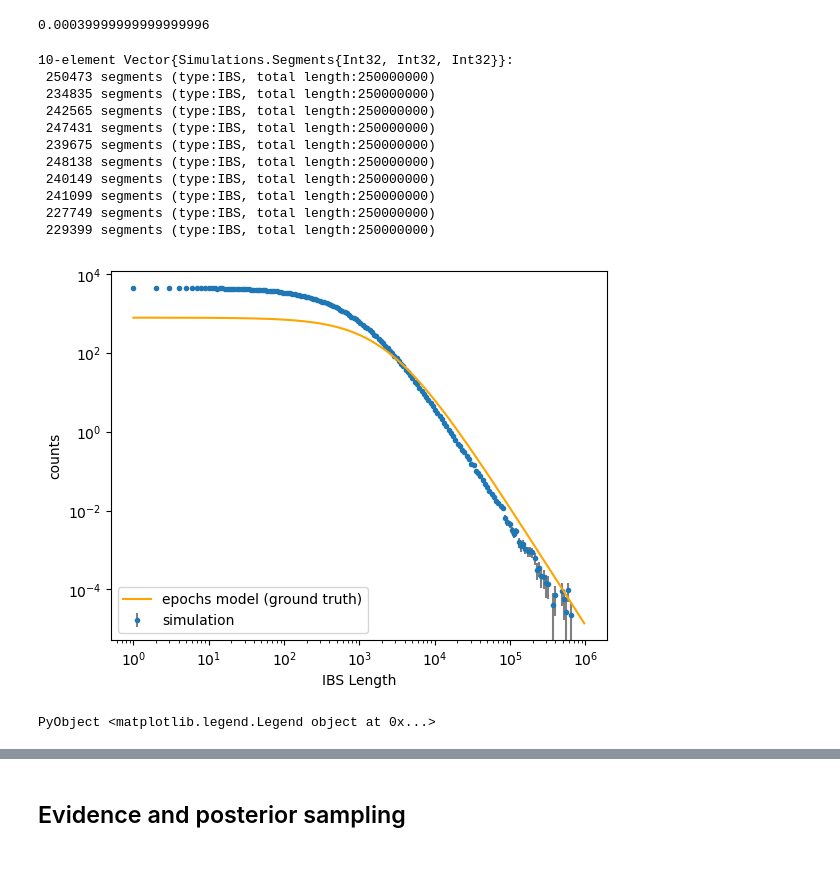
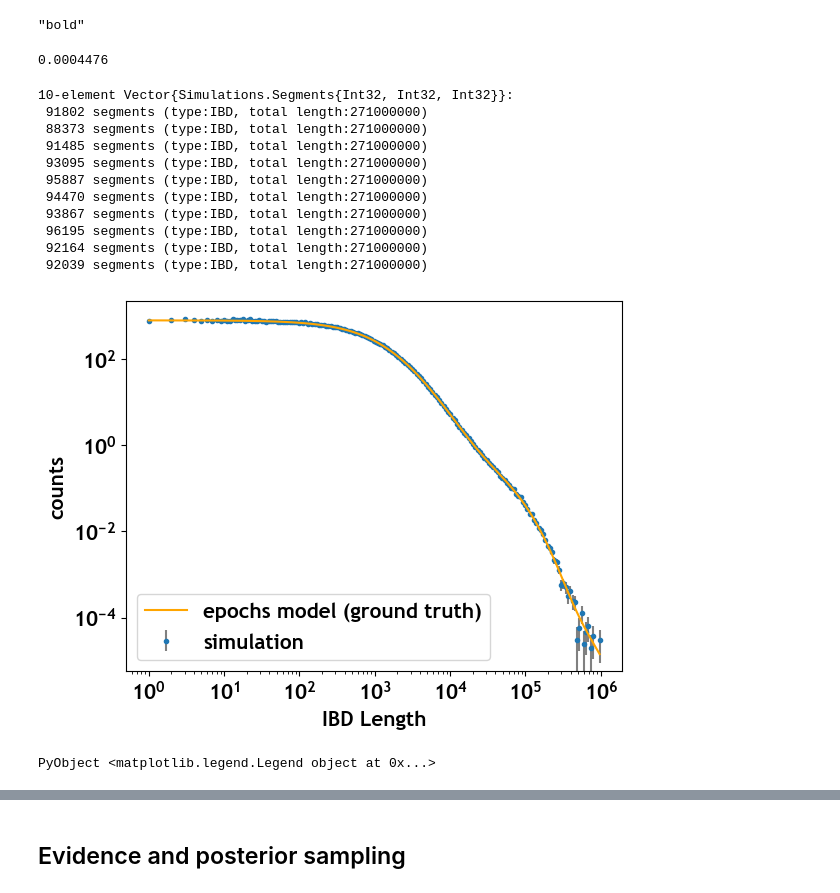
Before and after one commit to TommasoStentella/MSc-thesis-code, a Jupyter notebook: simulate.ipynb, the cells around one changed output, grey strips where cells are left out. Drawn from its saved outputs; the diff is of its cells as text; code cells hidden in the pictures; blank space fills up the shorter version.

```diff
--- a/simulate.ipynb
+++ b/simulate.ipynb
@@ -20,25 +20,35 @@ plot_demography (generic function with 1 method)
+# %%
+rcParams = PyPlot.PyDict(PyPlot.matplotlib."rcParams")
+rcParams["font.size"] = 15
+rcParams["font.serif"] = "Palatino"
+rcParams["font.sans-serif"] = "Trebuchet MS"
+rcParams["font.weight"] = "bold"
+rcParams["axes.titleweight"] = "bold"
+rcParams["axes.labelweight"] = "bold"
+# %% [output]
+"bold"
 # %%
 ρ = 1e-7
-# TN = [271_000_000, 1119, 131, 189, 69, 1058] # following tuscan NA20532
+TN = [271_000_000, 1119, 131, 189, 69, 1058] # following tuscan NA20532
 # TN = [282_000_000, 1134, 101, 164, 82, 800, 7, 156] # following telugu HG04211
-TN = [250_000_000, 1000]
+# TN = [250_000_000, 1000]
 ζ = 4*ρ*TN[2]
 # %% [output]
-0.00039999999999999996
+0.0004476
 # %%
-ibs = @showprogress map(1:10) do i
-    simulate(TN, ρ, μ, f_h=0.95, f_c=0.05)
+ibd = @showprogress map(1:10) do i
+    simulate(TN, ρ)
 end
 # %% [output]
 10-element Vector{Simulations.Segments{Int32, Int32, Int32}}:
- 250473 segments (type:IBS, total length:250000000)
- 234835 segments (type:IBS, total length:250000000)
- 242565 segments (type:IBS, total length:250000000)
- 247431 segments (type:IBS, total length:250000000)
- 239675 segments (type:IBS, total length:250000000)
- 248138 segments (type:IBS, total length:250000000)
- 240149 segments (type:IBS, total length:250000000)
- 241099 segments (type:IBS, total length:250000000)
- 227749 segments (type:IBS, total length:250000000)
- 229399 segments (type:IBS, total length:250000000)
+ 91802 segments (type:IBD, total length:271000000)
+ 88373 segments (type:IBD, total length:271000000)
+ 91485 segments (type:IBD, total length:271000000)
+ 93095 segments (type:IBD, total length:271000000)
+ 95887 segments (type:IBD, total length:271000000)
+ 94470 segments (type:IBD, total length:271000000)
+ 93867 segments (type:IBD, total length:271000000)
+ 96195 segments (type:IBD, total length:271000000)
+ 92164 segments (type:IBD, total length:271000000)
+ 92039 segments (type:IBD, total length:271000000)
 # %%
@@ -50,32 +60,24 @@ ibd = deserialize("hotspots_9505");
 # %%
 h = HistogramBinnings.Histogram(LogEdgeVector(lo = 1, hi = 1_000_000, nbins = 200))
 for i in ibd
     append!(h, i.lengths)
 end
-x, y = xy(h)
+xk, yk = xy(h)
 widths = h.edges[1][2:end] - h.edges[1][1:end-1]
-err = sqrt.(y .* widths) ./ widths
-errorbar(x,y,err,fmt="o",markersize=3,ecolor="grey",label="simulation")
-# plot(x,y, label="simulation", color="grey", zorder=2)
+errk = sqrt.(yk .* widths) ./ widths
+errorbar(xk,yk,errk,fmt="o",markersize=3,ecolor="grey",label="simulation")
 
-y_th = map(x) do r
+yk_th = map(xk) do r
     hid(TN, ρ, r) * length(ibd)
 end
-plot(x, y_th, color="orange",label="epochs model (ground truth)", zorder=3)
-
-# res = (y .- y_th) ./ err
-# scatter(x,res,label="residuals")
-
-# xlim(5e4,2e5)
-# ylim(5e-4,5e-2)
-# ylim(0,3)
+plot(xk, yk_th, color="orange",label="epochs model (ground truth)", zorder=3)
 
 xscale("log")
 yscale("log")
-xlabel("IBS Length")
+xlabel("IBD Length")
 ylabel("counts")
 legend()
 # %% [output]
-[figure, old version]
+[figure, new version]
 PyObject <matplotlib.legend.Legend object at 0x...>
 # %%
```
Also changed, not shown: parts of 14 cells of this notebook, 5 other files.
